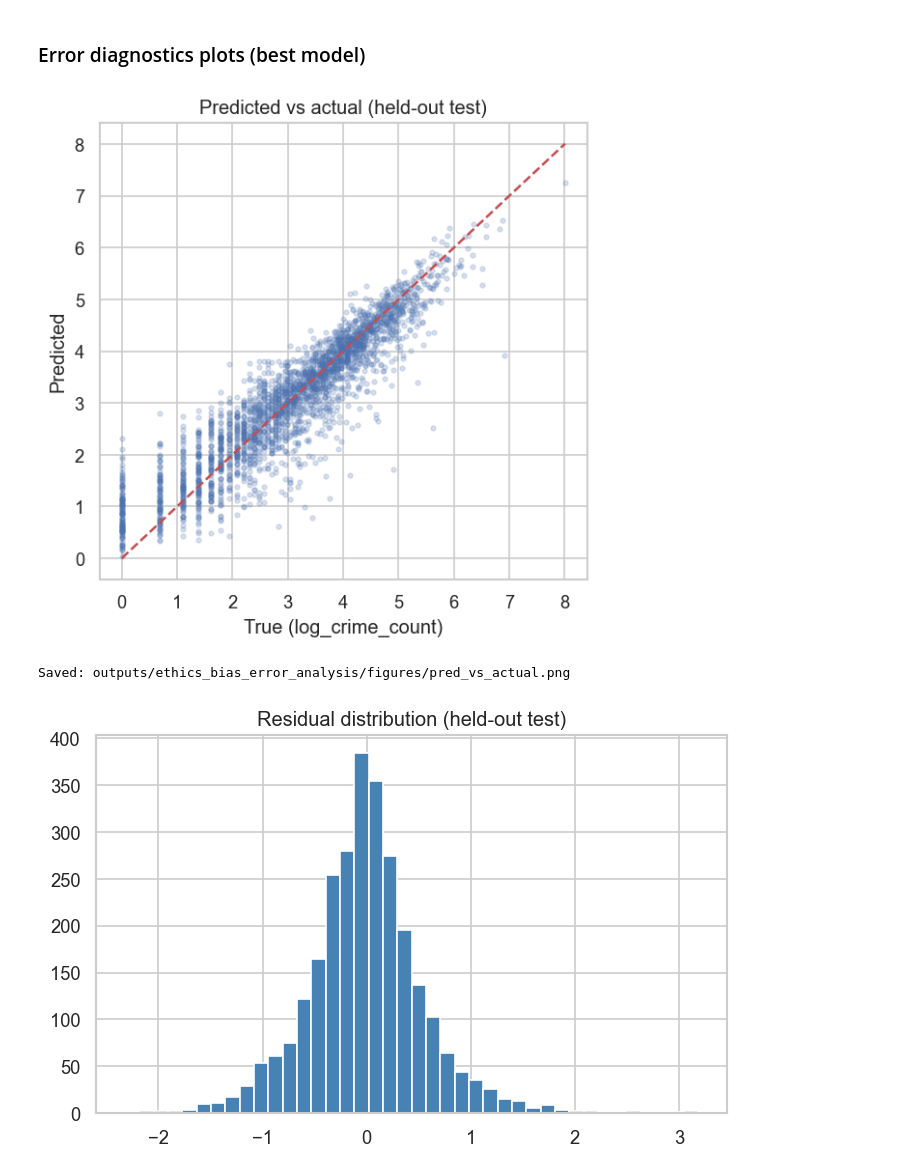
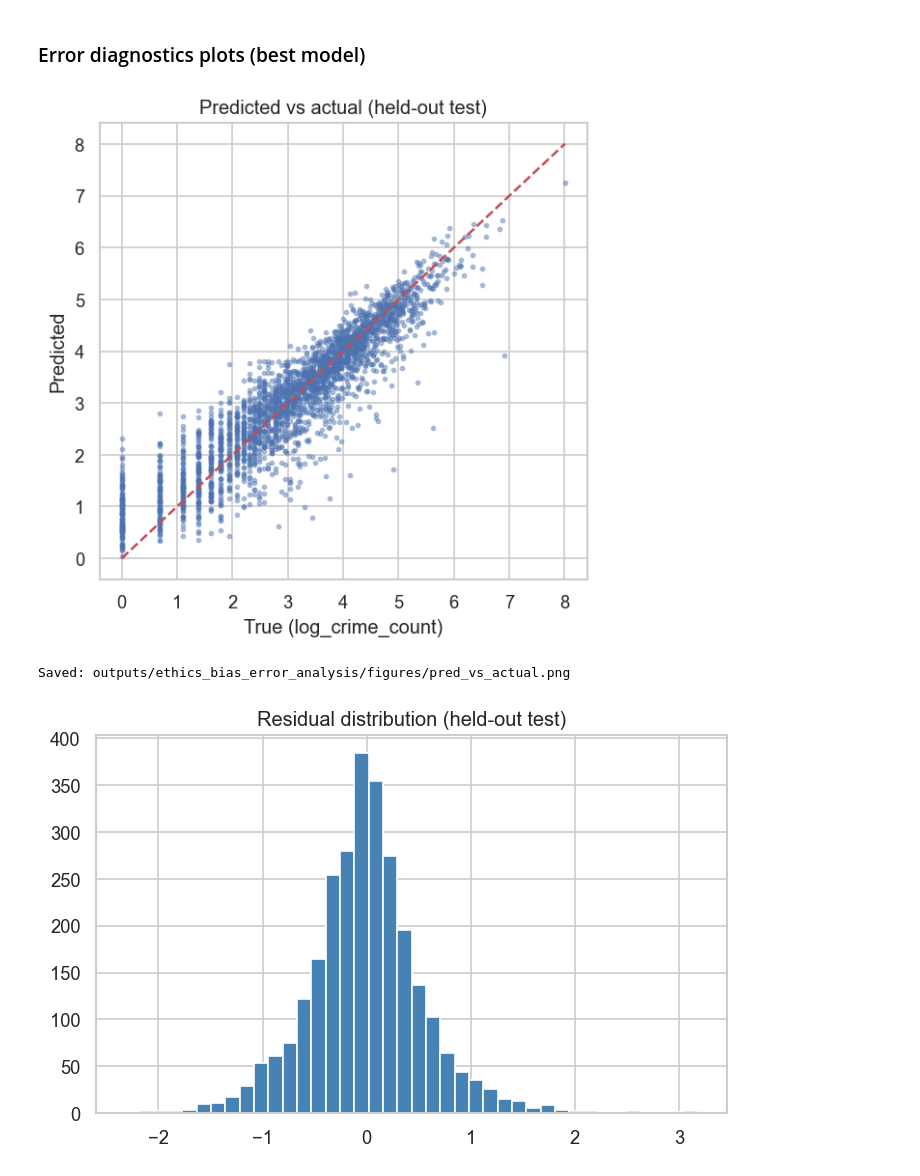
Before and after one commit to aukehilbrands/thesis, a Jupyter notebook: 3_modeling_and_analysis.ipynb, the cells around one changed output. Drawn from its saved outputs; the diff is of its cells as text; code cells hidden in the pictures.

```diff
--- a/3_modeling_and_analysis.ipynb
+++ b/3_modeling_and_analysis.ipynb
@@ -1693,20 +1747,20 @@ Saved: outputs/ethics_bias_error_analysis/best_model_error_by_municipality.csv
 # %%
 # Figure: predicted vs actual (held-out test)
 plt.figure(figsize=(5, 5))
-plt.scatter(merged["y_true"], merged["y_pred"], alpha=0.2, s=8)
+plt.scatter(merged["y_true"], merged["y_pred"], alpha=0.4, s=6)
 plt.xlabel("True (log_crime_count)")
 plt.ylabel("Predicted")
 plt.title("Predicted vs actual (held-out test)")
 plt.tight_layout()
 fp = fig_dir / "pred_vs_actual.png"
 plt.plot([merged["y_true"].min(), merged["y_true"].max()],
          [merged["y_true"].min(), merged["y_true"].max()],
          'r--', label='Actual')
 plt.savefig(fp, dpi=200)
 plt.show()
 print("Saved:", fp)
 # %% [output]
-[figure, old version]
+[figure, new version]
 Saved: outputs/ethics_bias_error_analysis/figures/pred_vs_actual.png
 # %%
 # Figure: residual histogram (held-out test)
```
Also changed, not shown: parts of 13 cells of this notebook, 10 other files.
